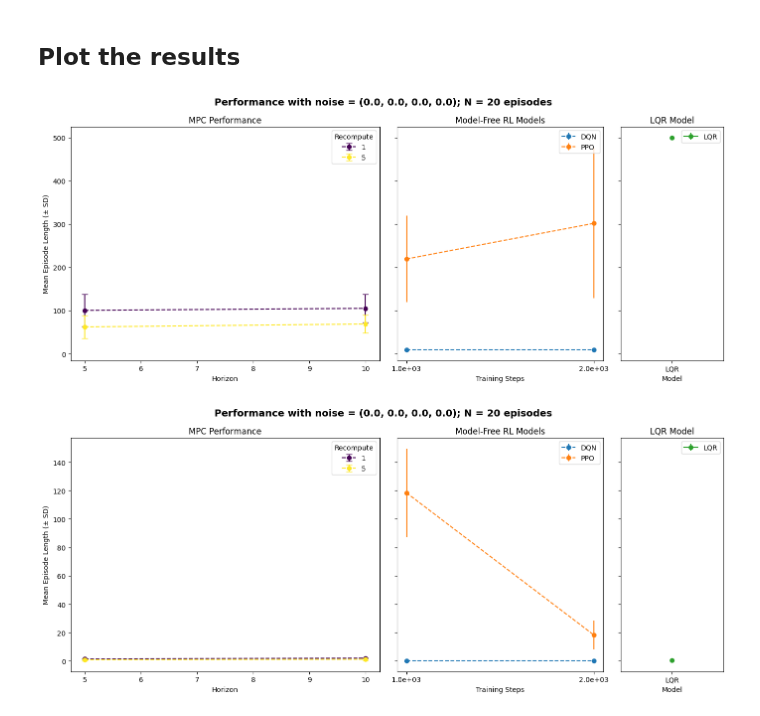
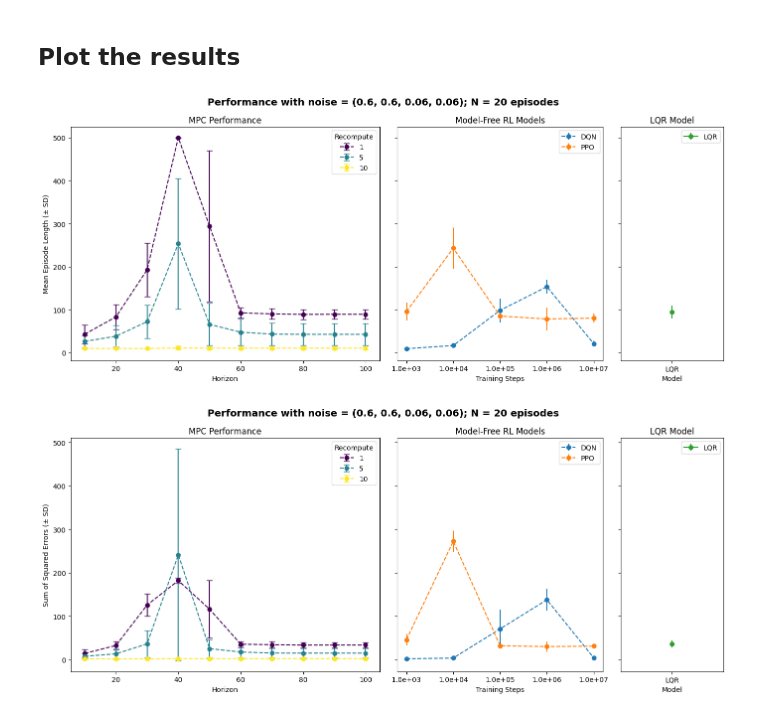
Before and after one commit to jtbuch/mpc_dojo, a Jupyter notebook: Ivan/MPC_RL_Cartpole/Cartpole_Control.ipynb, the cells around one changed output. Saved outputs shown, nothing was run; the diff lists cells and outputs as text; code cells hidden in the pictures.

```diff
--- a/Ivan/MPC_RL_Cartpole/Cartpole_Control.ipynb
+++ b/Ivan/MPC_RL_Cartpole/Cartpole_Control.ipynb
@@ -148,21 +148,29 @@ lqr_results_df.to_csv(results_csv_path, index=False)
 ## Plot the results
 # %%
 results_folder="Results/PerformanceResults/"
-# noise_scale=np.array([0.1, 0.1, 0.01, 0.01])
-noise_scale=np.array([0.0, 0.0, 0.0, 0.0])
-# noise_scale=np.array([0.5, 0.5, 0.05, 0.05])
+noise_scales_list = [
+    np.array([0.0, 0.0, 0.0, 0.0]),
+    np.array([0.2, 0.2, 0.02, 0.02]),
+    np.array([0.4, 0.4, 0.04, 0.04]),
+    np.array([0.6, 0.6, 0.06, 0.06]),
+]
+noise_scale = noise_scales_list[3]
 num_episodes=20
 
 utils.analyze_performance_results_episode_length(results_folder, noise_scale, num_episodes)
 # %% [output]
-[figure, old version]
+[figure, new version]
 # %%
 results_folder="Results/PerformanceResults/"
-# noise_scale=np.array([0.1, 0.1, 0.01, 0.01])
-noise_scale=np.array([0.0, 0.0, 0.0, 0.0])
-# noise_scale=np.array([0.5, 0.5, 0.05, 0.05])
+noise_scales_list = [
+    np.array([0.0, 0.0, 0.0, 0.0]),
+    np.array([0.2, 0.2, 0.02, 0.02]),
+    np.array([0.4, 0.4, 0.04, 0.04]),
+    np.array([0.6, 0.6, 0.06, 0.06]),
+]
+noise_scale = noise_scales_list[3]
 num_episodes=20
 
 utils.analyze_performance_results_errors(results_folder, noise_scale, num_episodes)
 # %% [output]
-[figure, old version]
+[figure, new version]
```
Also changed, not shown: 2 other files.
